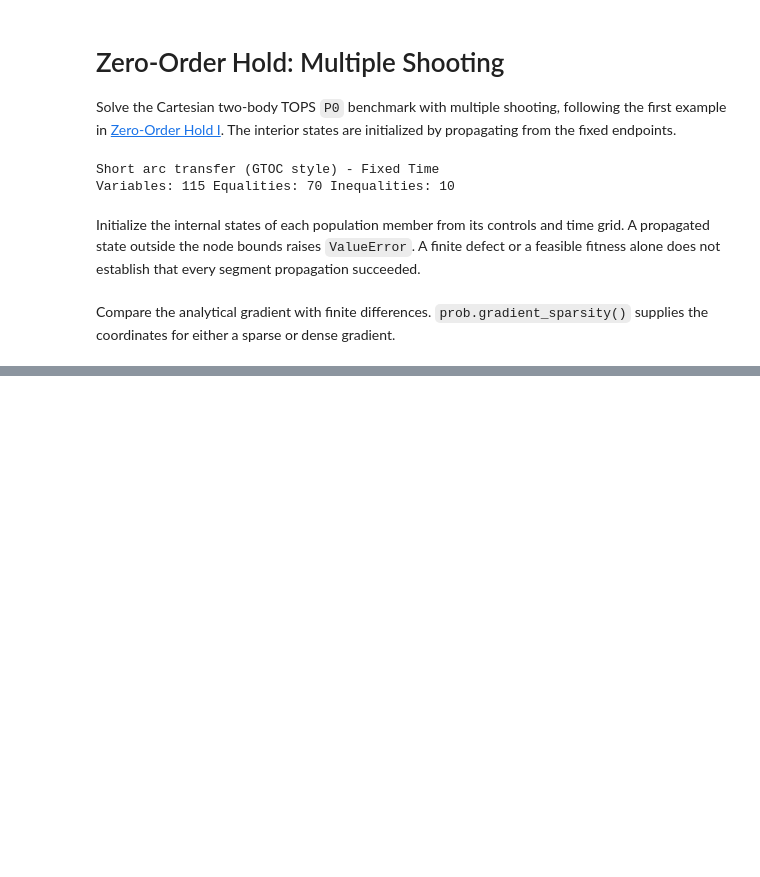
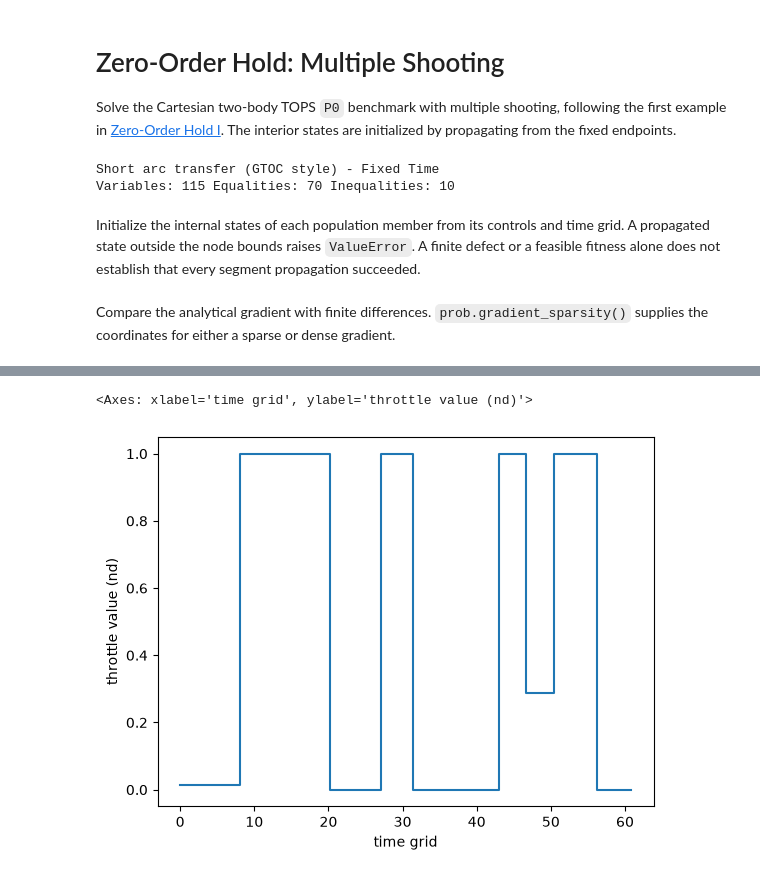
Before and after one commit to esa/pykep, a Jupyter notebook: doc/notebooks/udp_zoh_ms_point2point.ipynb, the cells around one changed output, grey strips where cells are left out. Drawn from its saved outputs; the diff is of its cells as text; code cells hidden in the pictures; blank space fills up the shorter version.

```diff
--- a/doc/notebooks/udp_zoh_ms_point2point.ipynb
+++ b/doc/notebooks/udp_zoh_ms_point2point.ipynb
@@ -77,0 +126,5 @@ udp.plot_throttle(pop.champion_x)
+# %%
+udp.plot_throttle(pop.champion_x)
+# %% [output]
+<Axes: xlabel='time grid', ylabel='throttle value (nd)'>
+[figure, added]
```
Also changed, not shown: parts of 30 cells of this notebook, 15 other files.
